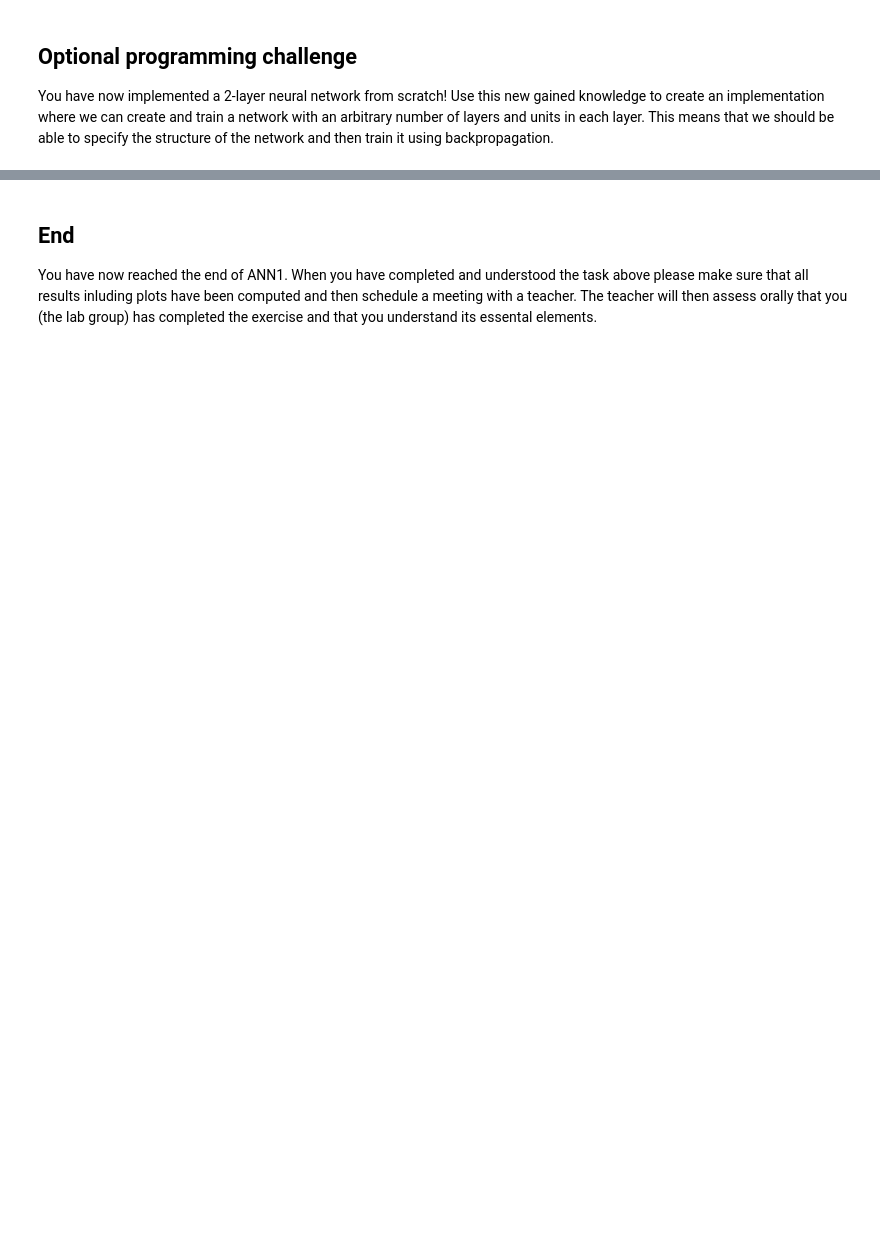
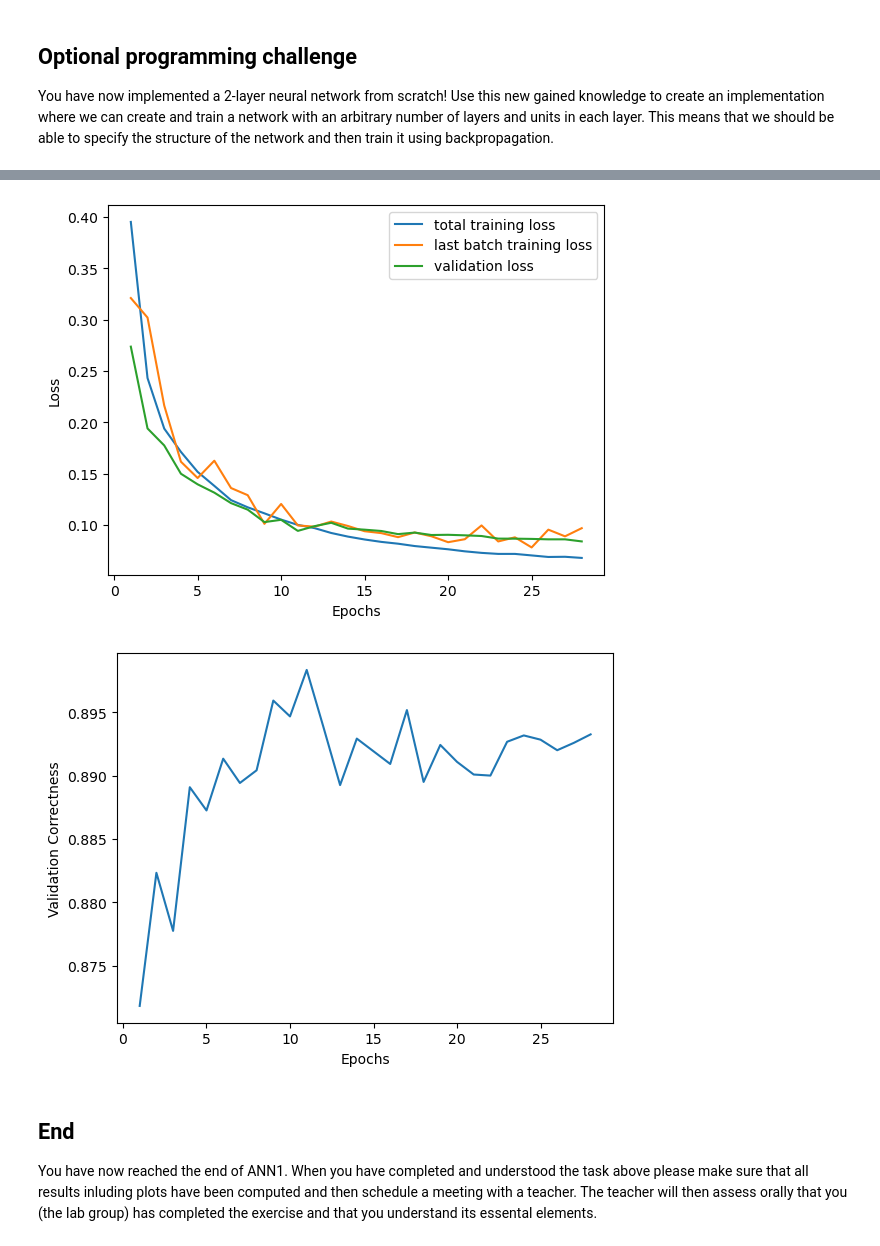
Before and after one commit to RogerJL/LTU, a Jupyter notebook: ANN/ANN_Exercise_1.ipynb, the cells around one changed output, grey strips where cells are left out. Saved outputs shown, nothing was run; the diff lists cells and outputs as text; code cells hidden in the pictures; blank space fills up the shorter version.

```diff
--- a/ANN/ANN_Exercise_1.ipynb
+++ b/ANN/ANN_Exercise_1.ipynb
@@ -758,3 +1027,22 @@ You have now implemented a 2-layer neural network from scratch! Use this new gai
+# %%
+plot_data_ = numpy.array(plot_data)
+epochs_ = plot_data_.shape[0]  # actual epochs recorded
+
+# Plot the training loss per epoch
+fig, ax = plt.subplots()
+ttl = ax.plot(range(1, epochs_ + 1), plot_data_[:, 0:3])
+ax.legend(["total training loss", "last batch training loss", "validation loss"])
+plt.xlabel('Epochs')
+plt.ylabel('Loss')
+plt.show()
+
+plt.plot(range(1, epochs_ + 1), plot_data_[:, 3])
+plt.xlabel('Epochs')
+plt.ylabel('Validation Correctness')
+plt.show()
+# %% [output]
+[figure, added]
+[figure, added]
 # %% [markdown]
 ## End
 
```
Also changed, not shown: parts of 11 cells of this notebook.
